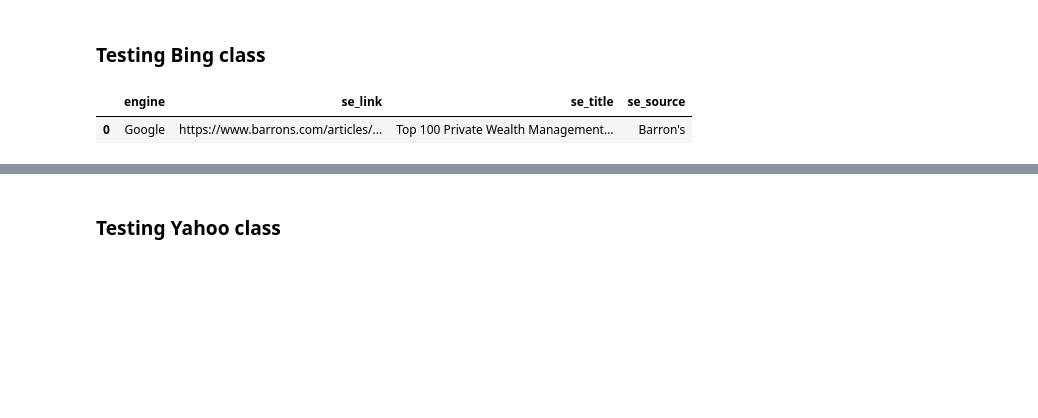
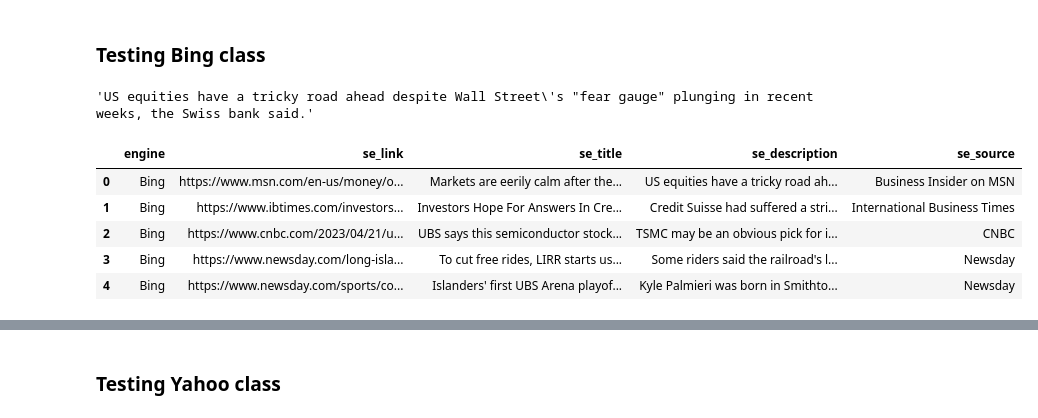
Before and after one commit to CAPSTONE-MIBA-G03/MIBA-2023-CAPSTONE-RB-NLP, a Jupyter notebook: ETL_Testing.ipynb, the cells around one changed output, grey strips where cells are left out. Cells and saved outputs as stored; diff of their text form; code cells hidden in the pictures; blank space fills up the shorter version.

```diff
--- a/ETL_Testing.ipynb
+++ b/ETL_Testing.ipynb
@@ -42,10 +51,18 @@ df.tail(1)
 bing = Bing(company="UBS")
 bing_links = bing.get_links(20)
 # %%
-df = pd.concat([df, pd.DataFrame(bing_links)], ignore_index=True)
+df = pd.DataFrame(bing_links)
+# %%
+df["se_description"].iloc[0]
+# %% [output]
+'US equities have a tricky road ahead despite Wall Street\'s "fear gauge" plunging in recent weeks, the Swiss bank said.'
 # %%
-df.head(1)
+df.head()
 # %% [output]
-|  | engine | se_link | se_title | se_source |
-| 0 | Google | https://www.barrons.com/articles/... | Top 100 Private Wealth Management... | Barron's |
+|  | engine | se_link | se_title | se_description | se_source |
+| 0 | Bing | https://www.msn.com/en-us/money/o... | Markets are eerily calm after the... | US equities have a tricky road ah... | Business Insider on MSN |
+| 1 | Bing | https://www.ibtimes.com/investors... | Investors Hope For Answers In Cre... | Credit Suisse had suffered a stri... | International Business Times |
+| 2 | Bing | https://www.cnbc.com/2023/04/21/u... | UBS says this semiconductor stock... | TSMC may be an obvious pick for i... | CNBC |
+| 3 | Bing | https://www.newsday.com/long-isla... | To cut free rides, LIRR starts us... | Some riders said the railroad's l... | Newsday |
+| 4 | Bing | https://www.newsday.com/sports/co... | Islanders' first UBS Arena playof... | Kyle Palmieri was born in Smithto... | Newsday |
 # %%
```
Also changed, not shown: parts of 13 cells of this notebook, 1 other file.
